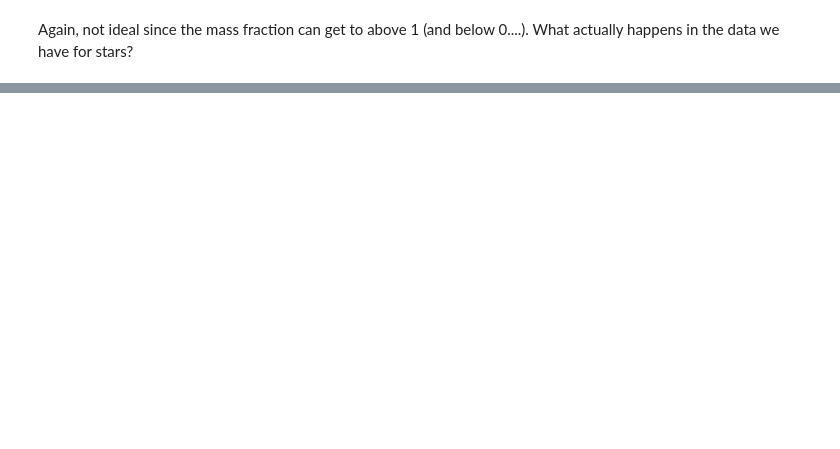
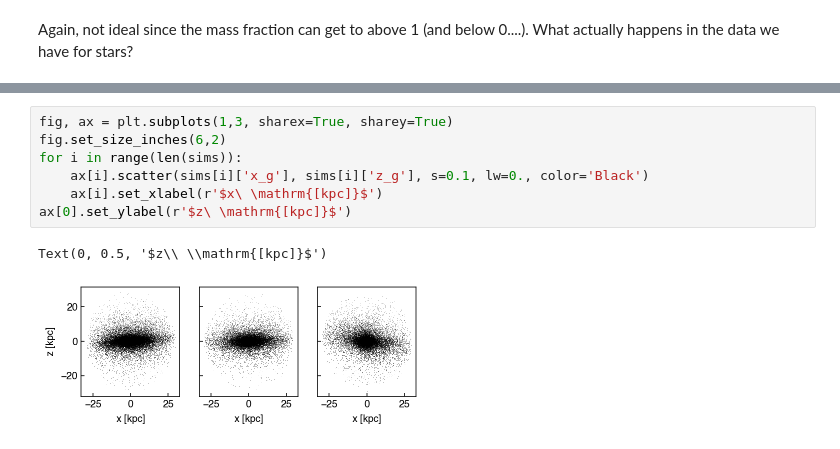
Before and after one commit to chrislintott/ISOgal, a Jupyter notebook: py/iso_abundances.ipynb, the cells around one changed output, grey strips where cells are left out. Cells and saved outputs as stored; diff of their text form; blank space fills up the shorter version.

```diff
--- a/py/iso_abundances.ipynb
+++ b/py/iso_abundances.ipynb
@@ -241,0 +205,10 @@ np.median(fire['fe_h'])
+# %%
+fig, ax = plt.subplots(1,3, sharex=True, sharey=True)
+fig.set_size_inches(6,2)
+for i in range(len(sims)):
+    ax[i].scatter(sims[i]['x_g'], sims[i]['z_g'], s=0.1, lw=0., color='Black')
+    ax[i].set_xlabel(r'$x\ \mathrm{[kpc]}$')
+ax[0].set_ylabel(r'$z\ \mathrm{[kpc]}$')
+# %% [output]
+Text(0, 0.5, '$z\\ \\mathrm{[kpc]}$')
+[figure, added]
```
Also changed, not shown: parts of 28 cells of this notebook, 1 other file.
